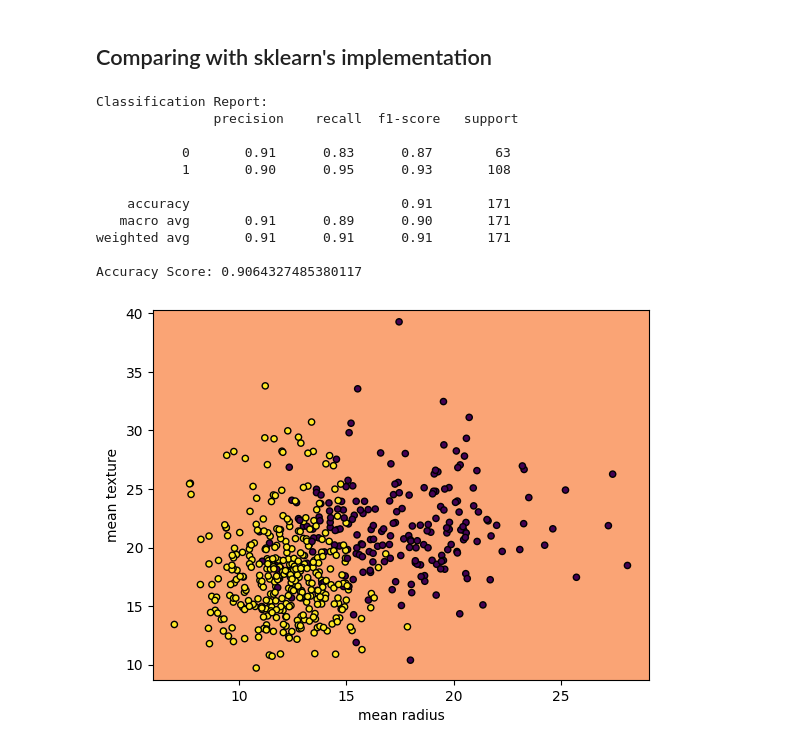
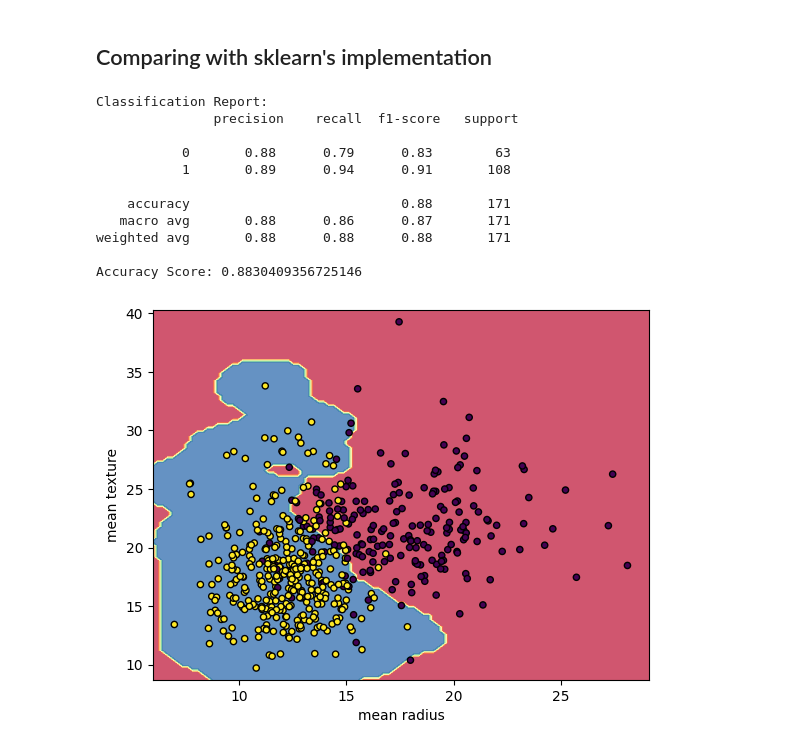
Before and after one commit to KalebAsratemedhin/SVM-Implementation-MFAI, a Jupyter notebook: notebooks/svm-dual.ipynb, the cells around one changed output. Cells and saved outputs as stored; diff of their text form; code cells hidden in the pictures.

```diff
--- a/notebooks/svm-dual.ipynb
+++ b/notebooks/svm-dual.ipynb
@@ -307,40 +307,46 @@ Accuracy Score: 0.9005847953216374
 # %% [markdown]
 ## Comparing with sklearn's implementation
 # %%
+cancer = load_breast_cancer()
+X = cancer.data[:, :2]
+y = cancer.target
+
+
+X_train, X_test, y_train, y_test = train_test_split(X, y, test_size=0.3, random_state=42)
 svm = SVC(kernel="rbf", gamma=0.5, C=1.0)
-# Trained the model
+
 svm.fit(X_train, y_train)
+y_pred = svm.predict(X_test)
 
-y_pred = svm.predict(X_test)
+
 print("Classification Report:\n", classification_report(y_test, y_pred))
 print("Accuracy Score:", accuracy_score(y_test, y_pred))
 
-# Plot Decision Boundary
 DecisionBoundaryDisplay.from_estimator(
         svm,
         X,
         response_method="predict",
         cmap=plt.cm.Spectral,
         alpha=0.8,
         xlabel=cancer.feature_names[0],
         ylabel=cancer.feature_names[1],
     )
 
 # Scatter plot
 plt.scatter(X[:, 0], X[:, 1],
             c=y,
             s=20, edgecolors="k")
 plt.show()
 # %% [output]
 Classification Report:
                precision    recall  f1-score   support
 
-           0       0.91      0.83      0.87        63
-           1       0.90      0.95      0.93       108
+           0       0.88      0.79      0.83        63
+           1       0.89      0.94      0.91       108
 
-    accuracy                           0.91       171
-   macro avg       0.91      0.89      0.90       171
-weighted avg       0.91      0.91      0.91       171
+    accuracy                           0.88       171
+   macro avg       0.88      0.86      0.87       171
+weighted avg       0.88      0.88      0.88       171
 
-Accuracy Score: 0.9064327485380117
+Accuracy Score: 0.8830409356725146
-[figure, old version]
+[figure, new version]
```
Also changed, not shown: parts of 1 cell of this notebook.
